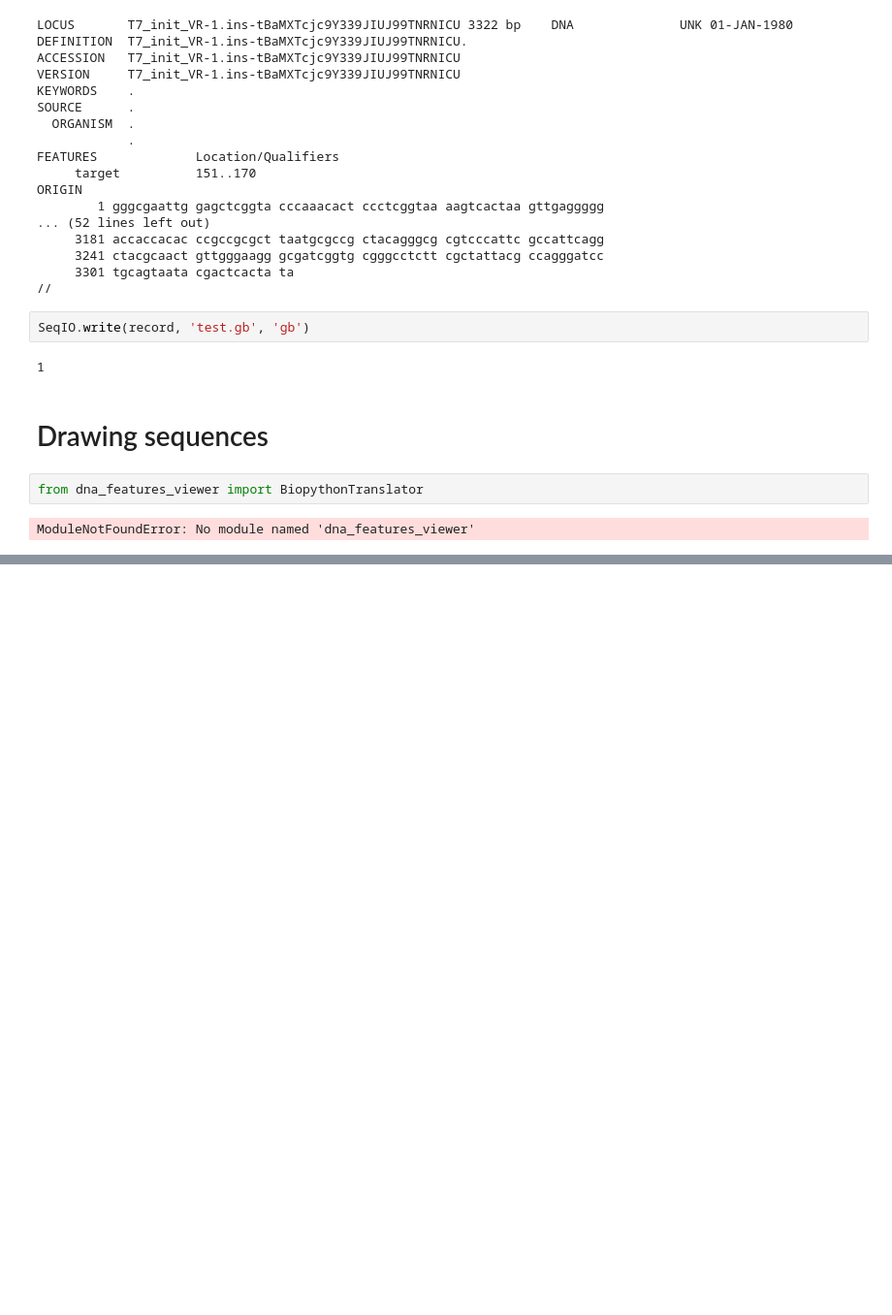
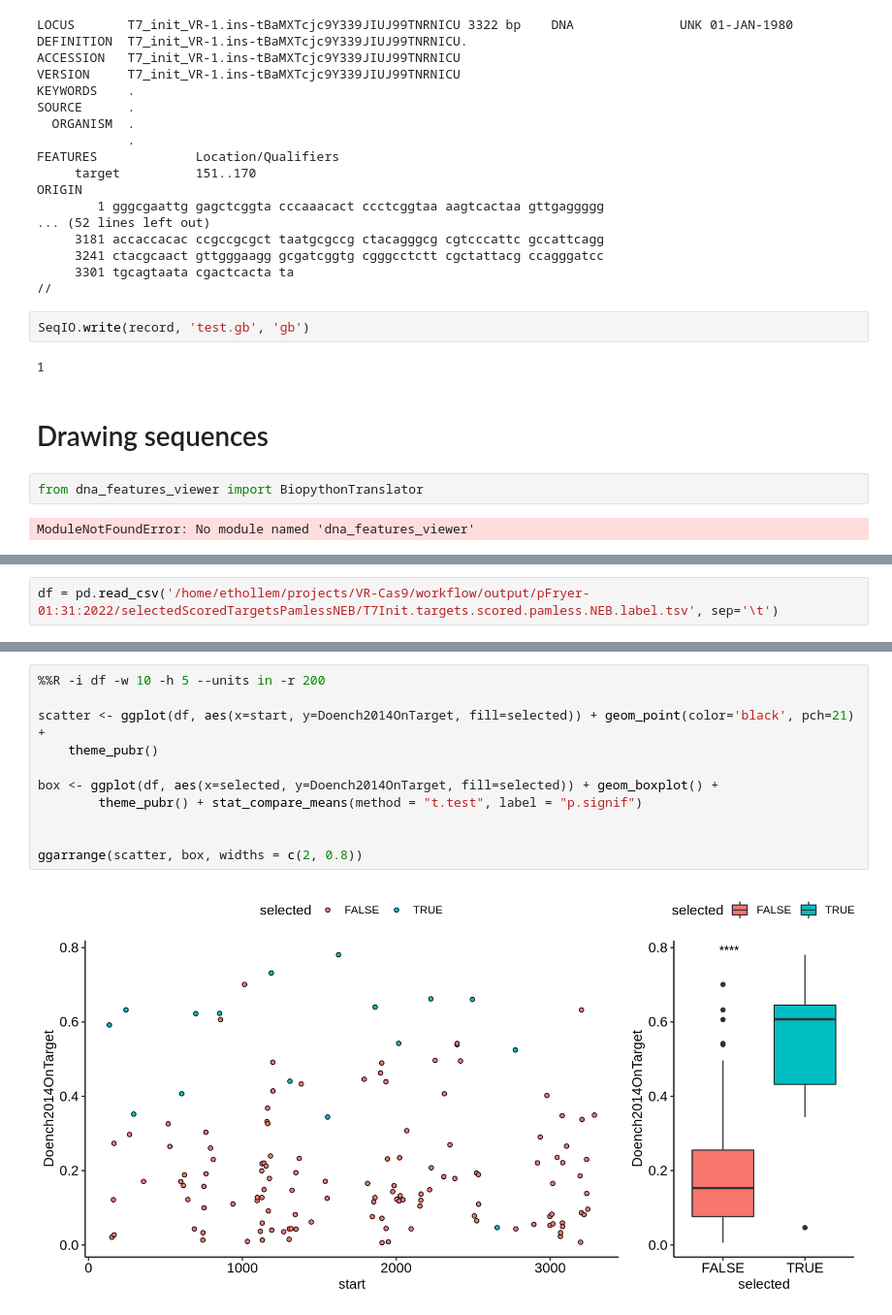
Before and after one commit to EthanHolleman/VR-Cas9, a Jupyter notebook: workflow/notebooks/Cas9-notes.ipynb, the cells around one changed output, grey strips where cells are left out. Shown at 97% size. Cells and saved outputs as stored; diff of their text form; blank space fills up the shorter version.

Commit message:
add plotting scratch work

```diff
--- a/workflow/notebooks/Cas9-notes.ipynb
+++ b/workflow/notebooks/Cas9-notes.ipynb
@@ -118,0 +128,2 @@ ModuleNotFoundError: No module named 'dna_features_viewer'
+# %%
+df = pd.read_csv('/home/ethollem/projects/VR-Cas9/workflow/output/pFryer-01:31:2022/selectedScoredTargetsPamlessNEB/T7Init.targets.scored.pamless.NEB.label.tsv', sep='\t')
@@ -118,0 +140,13 @@ ModuleNotFoundError: No module named 'dna_features_viewer'
+# %%
+%%R -i df -w 10 -h 5 --units in -r 200
+
+scatter <- ggplot(df, aes(x=start, y=Doench2014OnTarget, fill=selected)) + geom_point(color='black', pch=21) +
+    theme_pubr()
+
+box <- ggplot(df, aes(x=selected, y=Doench2014OnTarget, fill=selected)) + geom_boxplot() +
+        theme_pubr() + stat_compare_means(method = "t.test", label = "p.signif")
+
+
+ggarrange(scatter, box, widths = c(2, 0.8))
+# %% [output]
+[figure, added]
```
Also changed, not shown: parts of 5 cells of this notebook.
